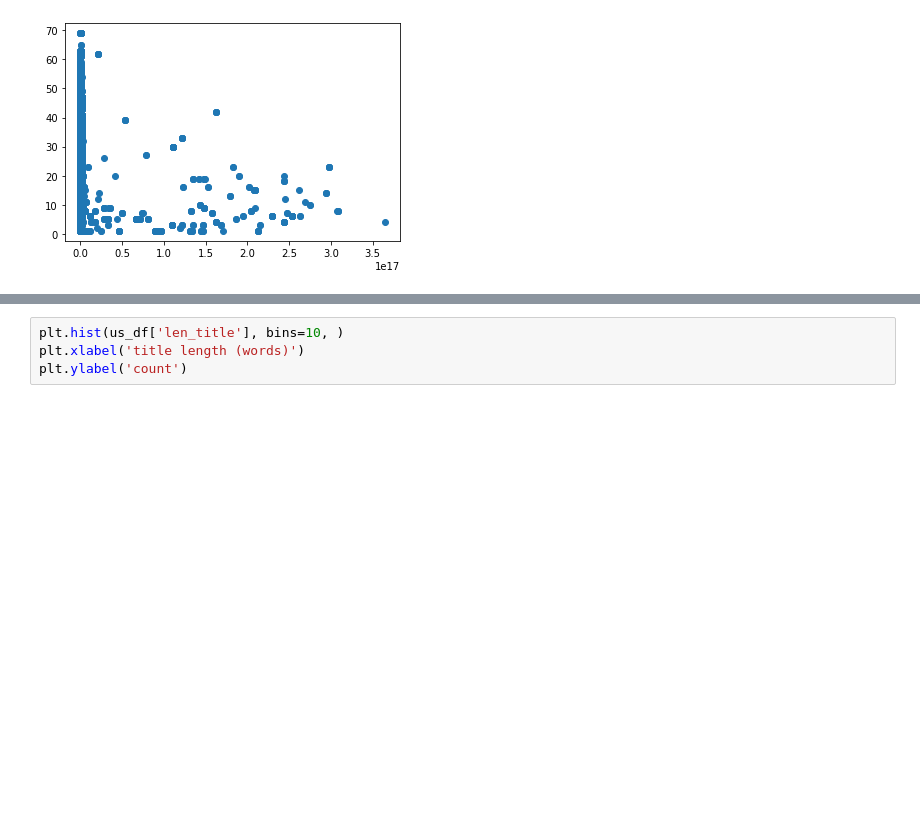
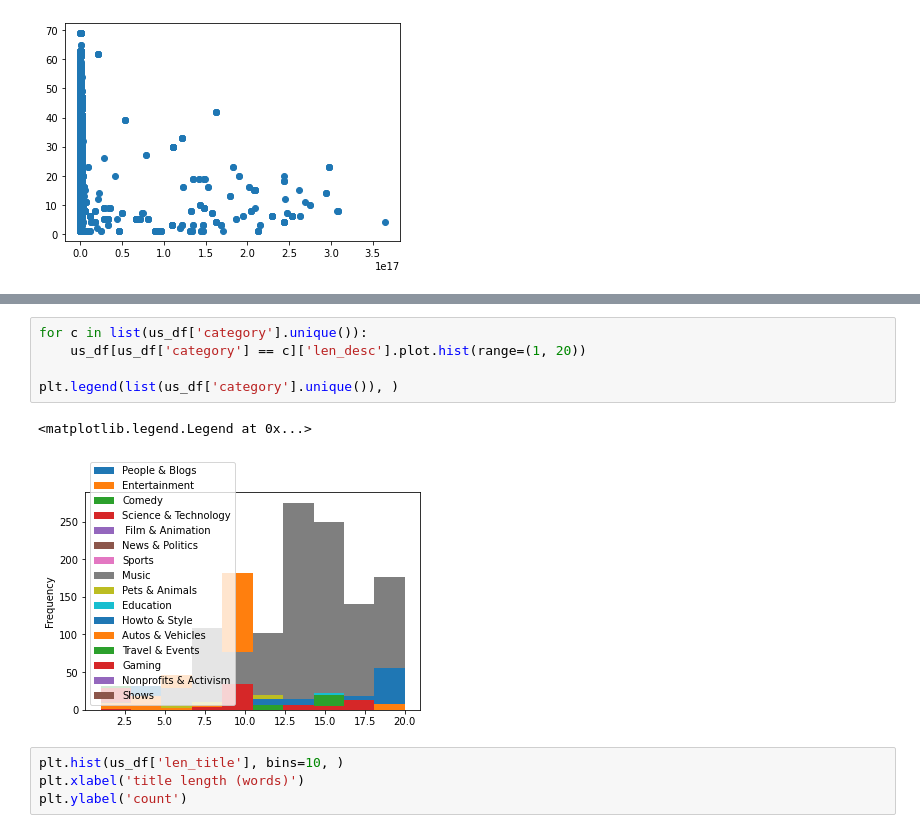
Before and after one commit to danielosetiawan/YouTube-EDA, a Jupyter notebook: youtube ipynb.ipynb, the cells around one changed output, grey strips where cells are left out. Cells and saved outputs as stored; diff of their text form; blank space fills up the shorter version.

```diff
--- a/youtube ipynb.ipynb
+++ b/youtube ipynb.ipynb
@@ -94,3 +99,11 @@ plt.title('')
+# %%
+for c in list(us_df['category'].unique()):
+    us_df[us_df['category'] == c]['len_desc'].plot.hist(range=(1, 20))
+
+plt.legend(list(us_df['category'].unique()), )
+# %% [output]
+<matplotlib.legend.Legend at 0x...>
+[figure, added]
 # %%
 plt.hist(us_df['len_title'], bins=10, )
 plt.xlabel('title length (words)')
```
Also changed, not shown: parts of 2 cells of this notebook.
